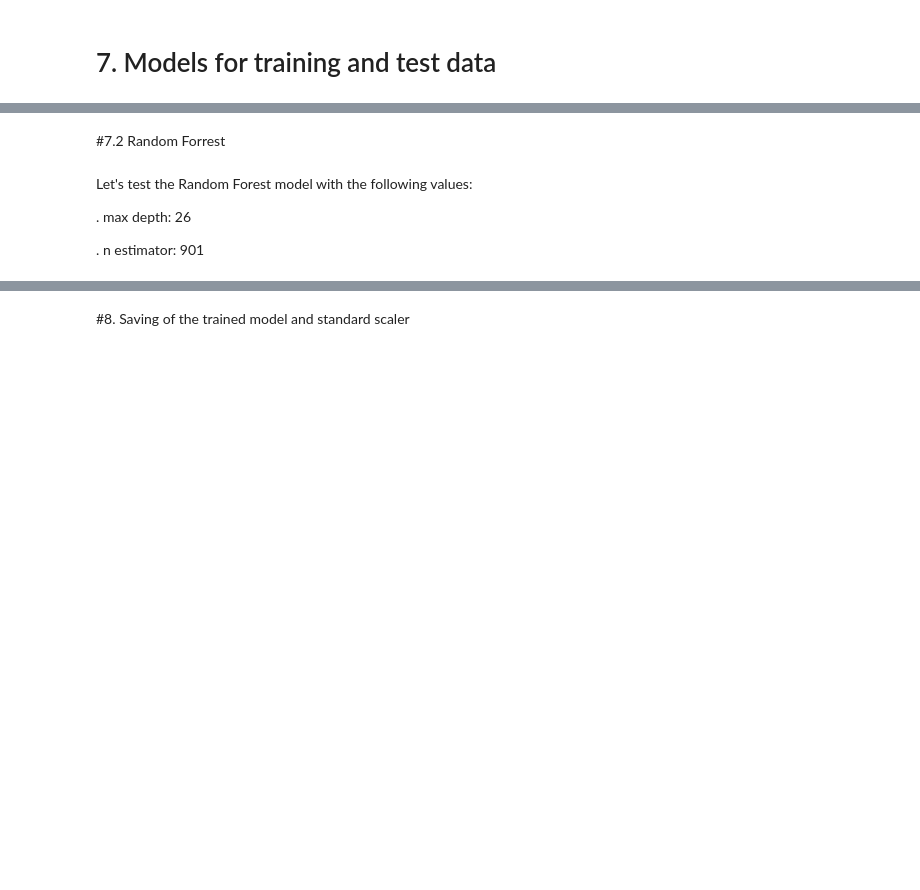
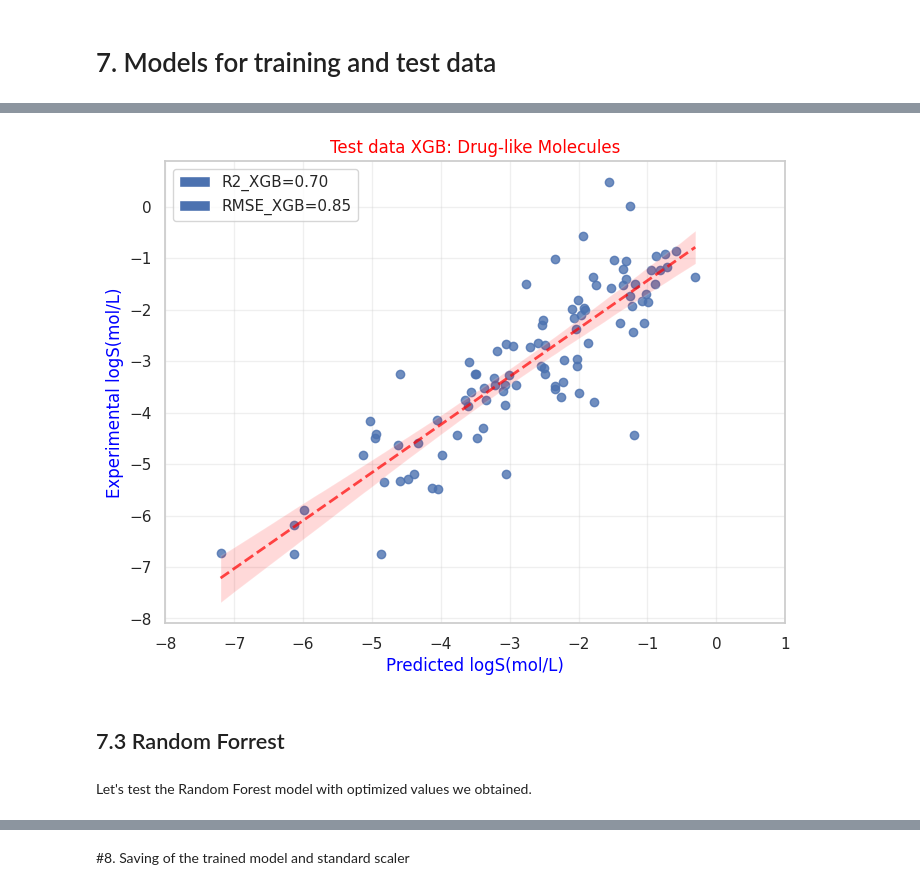
Before and after one commit to LucasCossard/WSPP_Projectppchem, a Jupyter notebook: Notebook_WSP.ipynb, the cells around one changed output, grey strips where cells are left out. Cells and saved outputs as stored; diff of their text form; code cells hidden in the pictures; blank space fills up the shorter version.

```diff
--- a/Notebook_WSP.ipynb
+++ b/Notebook_WSP.ipynb
@@ -762,0 +761,19 @@ plot_data(data_dl["LogS exp (mol/L)"], y_test_preds,
+# %%
+from google.colab import files
+
+# Plotting testing set for XGB
+sn.set_theme(style="whitegrid")
+plot_data_XGB(data_dl["LogS exp (mol/L)"], y_test_preds_XGB,
+           "Test data XGB: Drug-like Molecules")
+
+# Save the plot as PNG
+plt.savefig('/content/test_data_XGB.png')
+
+# Download the plot
+files.download('/content/test_data_XGB.png')
+
+# Save data to CSV
+data_to_save = pd.DataFrame({'True Values': data_dl["LogS exp (mol/L)"], 'Predicted Values': y_test_preds})
+data_to_save.to_csv('/content/test_data_XGB.csv', index=False)
+files.download('/content/test_data_XGB.csv')
+# %% [output]
@@ -763,11 +784,8 @@ plot_data(data_dl["LogS exp (mol/L)"], y_test_preds,
+[figure, added]
 # %% [markdown]
-#7.2 Random Forrest
+## 7.3 Random Forrest
 # %% [markdown]
-Let's test the Random Forest model with the following values:
-
-. max depth: 26
-
-. n estimator: 901
+Let's test the Random Forest model with optimized values we obtained.
 # %%
 # Replace NaN values by the average
 imputer = SimpleImputer(strategy='mean')
```
Also changed, not shown: parts of 107 cells of this notebook.
